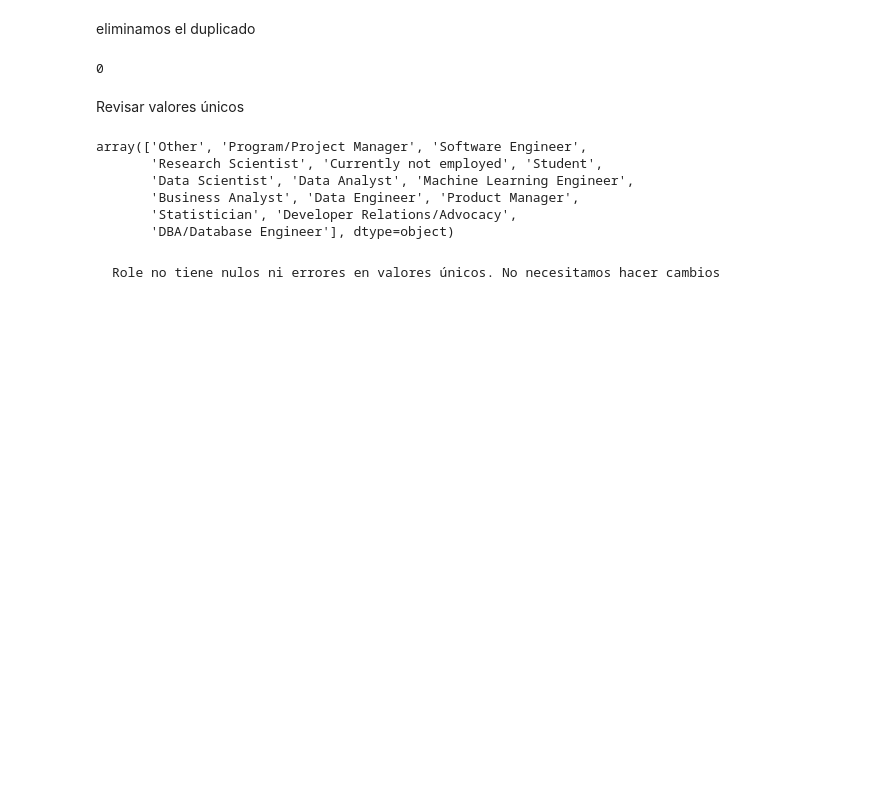
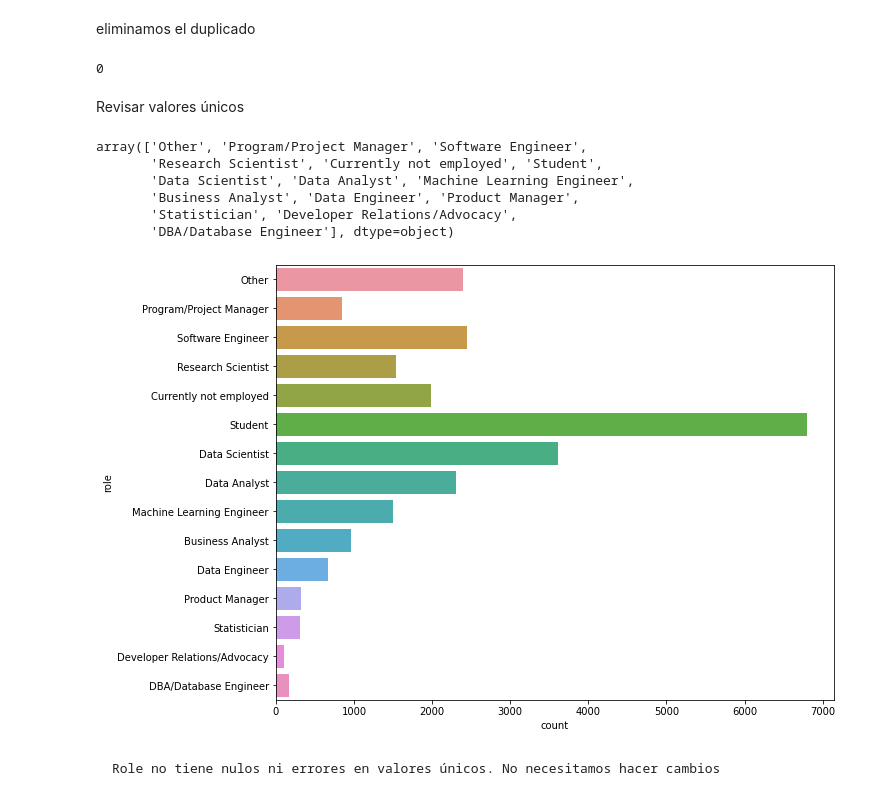
Before and after one commit to Adalab/project-da-promo-A-module-2-team-1-, a Jupyter notebook: Analisis exploratorio/EDA_ col_empresas.ipynb, the cells around one changed output. Drawn from its saved outputs; the diff is of its cells as text; code cells hidden in the pictures; blank space fills up the shorter version.

```diff
--- a/Analisis exploratorio/EDA_ col_empresas.ipynb
+++ b/Analisis exploratorio/EDA_ col_empresas.ipynb
@@ -144,6 +145,13 @@ array(['Other', 'Program/Project Manager', 'Software Engineer',
        'Business Analyst', 'Data Engineer', 'Product Manager',
        'Statistician', 'Developer Relations/Advocacy',
        'DBA/Database Engineer'], dtype=object)
+# %%
+plt.rcParams["figure.figsize"] = (10,8)
+warnings.filterwarnings('ignore')
+# %%
+ax = sns.countplot(y="role", data=df)
+# %% [output]
+[figure, added]
 # %% [markdown]
     Role no tiene nulos ni errores en valores únicos. No necesitamos hacer cambios
 # %%
```
Also changed, not shown: parts of 37 cells of this notebook, 3 other files.
